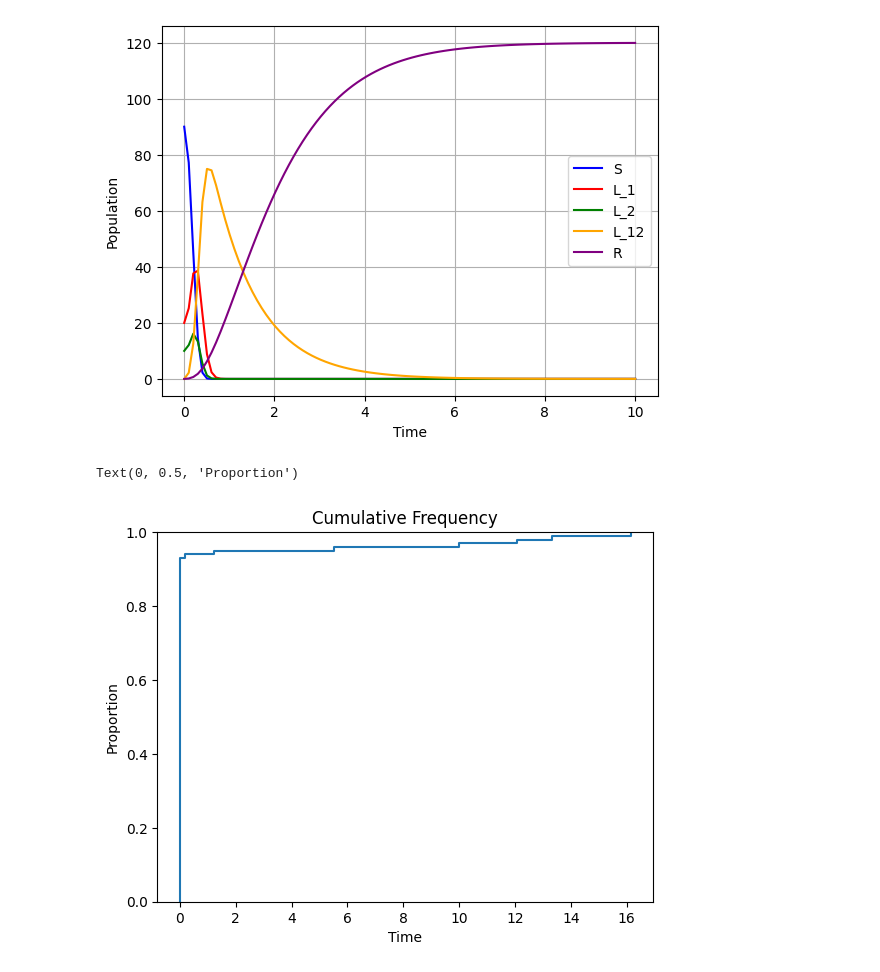
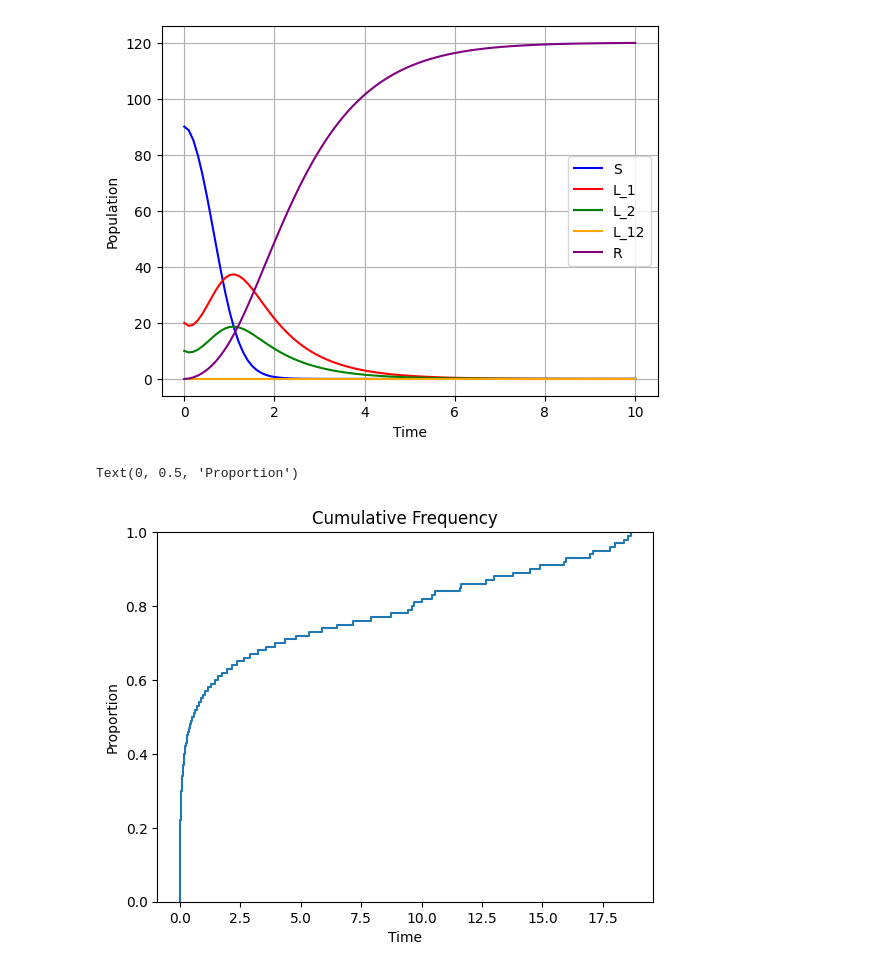
Before and after one commit to mcouture695/gt-quorumsensing-26, a Jupyter notebook: Time-Series-SLHR-multi.ipynb, the cells around one changed output. Cells and saved outputs as stored; diff of their text form; code cells hidden in the pictures.

Commit message:
add eta and alpha parameters

```diff
--- a/Time-Series-SLHR-multi.ipynb
+++ b/Time-Series-SLHR-multi.ipynb
@@ -10,12 +10,15 @@ from scipy.optimize import fsolve
 Lambda = 0.001
 mu = 0.00003333333 #1/lifespan of person
 #infection rates
-beta_1 = 1
-beta_2 = 1
+beta_1 = .1
+beta_2 = .1
+eta_1 = 0
+eta_2 = 0
 
 #progression rates
 alpha_1 = 1
 alpha_2 = 1
+alpha = 1
 
 #competition: 1/c_1 + 1/c_2 should be 1, indicating proportion.
 #c_1 = 1000/999
@@ -33,46 +36,46 @@ gamma_2 = 1
 def model(t, state):
     S, L_1, L_2, L_12, H_1, H_2, R = state
     dSdt = Lambda - beta_1*S*H_1 - beta_2*S*H_2 - mu*S
-    dL_1dt = beta_1*S*H_1 - beta_2*L_1*H_2 - alpha_1*L_1 - mu*L_1
-    dL_2dt = beta_2*S*H_2 - beta_1*L_2*H_1 - alpha_2*L_2 - mu*L_2
-    dL_12dt = beta_2*L_1*H_2 + beta_1*L_2*H_1 - alpha_1*c_1*L_12 - alpha_2*c_2*L_12 - mu*L_12
-    dH_1dt = alpha_1*L_1 + alpha_1*c_1*L_12 - gamma_1*H_1 - mu*H_1 #NOTE respective alpha added to L_12 coeff. to let c be a proportionality constant
-    dH_2dt = alpha_2*L_2 + alpha_2*c_2*L_12 - gamma_2*H_2 - mu*H_2  #NOTE respective alpha added to L_12 coeff. to let c be a proportionality constant
+    dL_1dt = beta_1*S*H_1 - eta_2*L_1*H_2 - alpha_1*L_1 - mu*L_1
+    dL_2dt = beta_2*S*H_2 - eta_1*L_2*H_1 - alpha_2*L_2 - mu*L_2
+    dL_12dt = eta_2*L_1*H_2 + eta_1*L_2*H_1 - alpha*c_1*L_12 - alpha*c_2*L_12 - mu*L_12
+    dH_1dt = alpha_1*L_1 + alpha*c_1*L_12 - gamma_1*H_1 - mu*H_1 #NOTE respective alpha added to L_12 coeff. to let c be a proportionality constant
+    dH_2dt = alpha_2*L_2 + alpha*c_2*L_12 - gamma_2*H_2 - mu*H_2  #NOTE respective alpha added to L_12 coeff. to let c be a proportionality constant
     dRdt = gamma_1*H_1 + gamma_2*H_2 - mu*R
     return [dSdt, dL_1dt, dL_2dt, dL_12dt, dH_1dt, dH_2dt, dRdt]
 
 t_span = (0, 100)
 initial = (90, 20, 10, 0, 0, 0, 0)
 
 t_evaluate = np.linspace(0, 10, 100)
 
 sol = solve_ivp(fun = model, t_span = t_span, y0 = initial, method = 'RK45', t_eval = t_evaluate)
 
 
 plt.plot(sol.t, sol.y[0], label='S', color='blue')
 plt.plot(sol.t, sol.y[1], label='L_1', color='red')
 plt.plot(sol.t, sol.y[2], label='L_2', color='green')
 plt.plot(sol.t, sol.y[3], label='L_12', color='orange')
 plt.plot(sol.t, sol.y[6], label='R', color='purple')
 plt.xlabel('Time')
 plt.ylabel('Population')
 plt.legend()
 plt.grid(True)
 plt.show()
 
 data = sol.y[2]
 fig, ax = plt.subplots()
 
 # Plot the exact cumulative curve
 ax.ecdf(data, label="Cumulative Incidence")
 
 ax.set_title("Cumulative Frequency")
 ax.set_xlabel("Time")
 ax.set_ylabel("Proportion")
 # %% [output]
-[figure, old version]
+[figure, new version]
 Text(0, 0.5, 'Proportion')
-[figure, old version]
+[figure, new version]
 # %%
 #plt.plot(sol.t, sol.y[0], label='S', color='blue')
 #plt.plot(sol.t, sol.y[1], label='L_1', color='red')
```
Also changed, not shown: parts of 2 cells of this notebook.
